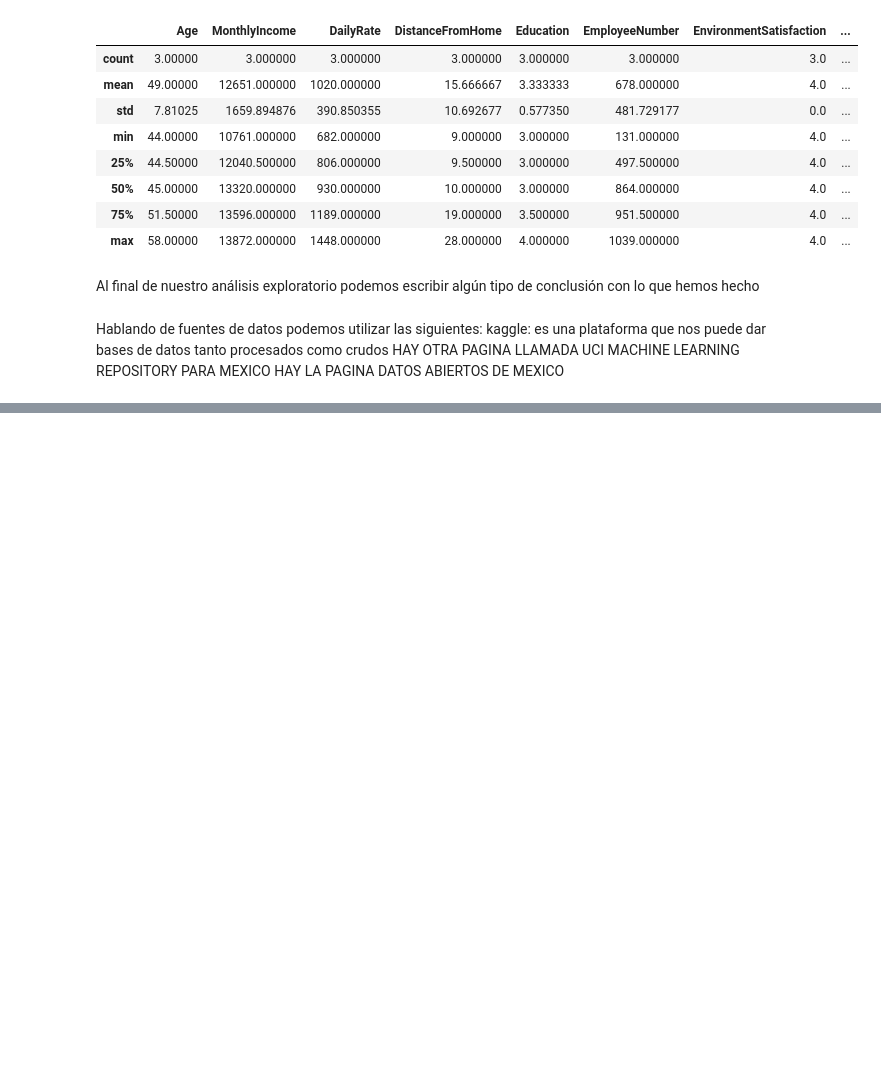
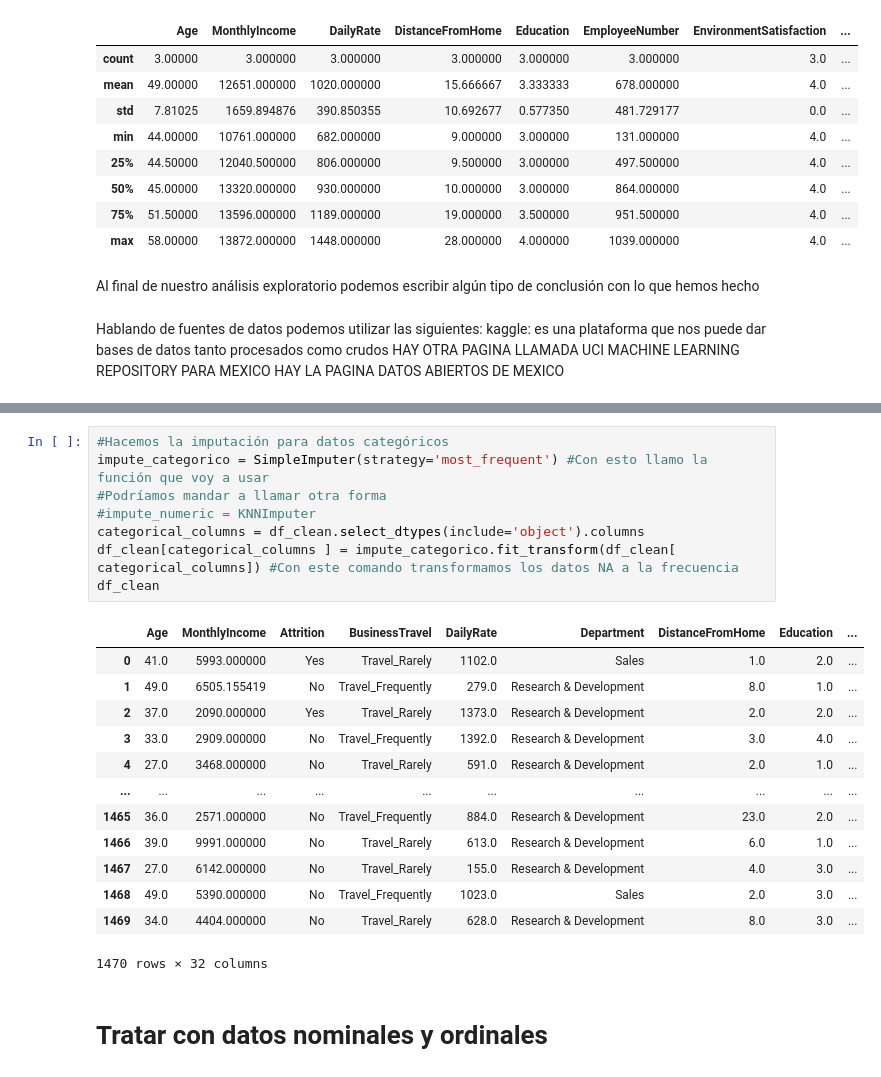
Before and after one commit to Reydi-01/Diplomado-IA-Reydi, a Jupyter notebook: Modulo_3/Proyecto_1/Importar_datos.ipynb, the cells around one changed output, grey strips where cells are left out. Saved outputs shown, nothing was run; the diff lists cells and outputs as text; blank space fills up the shorter version.

```diff
--- a/Modulo_3/Proyecto_1/Importar_datos.ipynb
+++ b/Modulo_3/Proyecto_1/Importar_datos.ipynb
@@ -365,0 +548,24 @@ PARA MEXICO HAY LA PAGINA DATOS ABIERTOS DE MEXICO
+# %%
+#Hacemos la imputación para datos categóricos
+impute_categorico = SimpleImputer(strategy='most_frequent') #Con esto llamo la función que voy a usar
+#Podríamos mandar a llamar otra forma
+#impute_numeric = KNNImputer
+categorical_columns = df_clean.select_dtypes(include='object').columns
+df_clean[categorical_columns ] = impute_categorico.fit_transform(df_clean[ categorical_columns]) #Con este comando transformamos los datos NA a la frecuencia
+df_clean
+# %% [output]
+|  | Age | MonthlyIncome | Attrition | BusinessTravel | DailyRate | Department | DistanceFromHome | Education | ... |
+| 0 | 41.0 | 5993.000000 | Yes | Travel_Rarely | 1102.0 | Sales | 1.0 | 2.0 | ... |
+| 1 | 49.0 | 6505.155419 | No | Travel_Frequently | 279.0 | Research & Development | 8.0 | 1.0 | ... |
+| 2 | 37.0 | 2090.000000 | Yes | Travel_Rarely | 1373.0 | Research & Development | 2.0 | 2.0 | ... |
+| 3 | 33.0 | 2909.000000 | No | Travel_Frequently | 1392.0 | Research & Development | 3.0 | 4.0 | ... |
+| 4 | 27.0 | 3468.000000 | No | Travel_Rarely | 591.0 | Research & Development | 2.0 | 1.0 | ... |
+| ... | ... | ... | ... | ... | ... | ... | ... | ... | ... |
+| 1465 | 36.0 | 2571.000000 | No | Travel_Frequently | 884.0 | Research & Development | 23.0 | 2.0 | ... |
+| 1466 | 39.0 | 9991.000000 | No | Travel_Rarely | 613.0 | Research & Development | 6.0 | 1.0 | ... |
+| 1467 | 27.0 | 6142.000000 | No | Travel_Rarely | 155.0 | Research & Development | 4.0 | 3.0 | ... |
+| 1468 | 49.0 | 5390.000000 | No | Travel_Frequently | 1023.0 | Sales | 2.0 | 3.0 | ... |
+| 1469 | 34.0 | 4404.000000 | No | Travel_Rarely | 628.0 | Research & Development | 8.0 | 3.0 | ... |
+1470 rows × 32 columns
+# %% [markdown]
+# Tratar con datos nominales y ordinales
```
Also changed, not shown: parts of 22 cells of this notebook, 2 other files.
